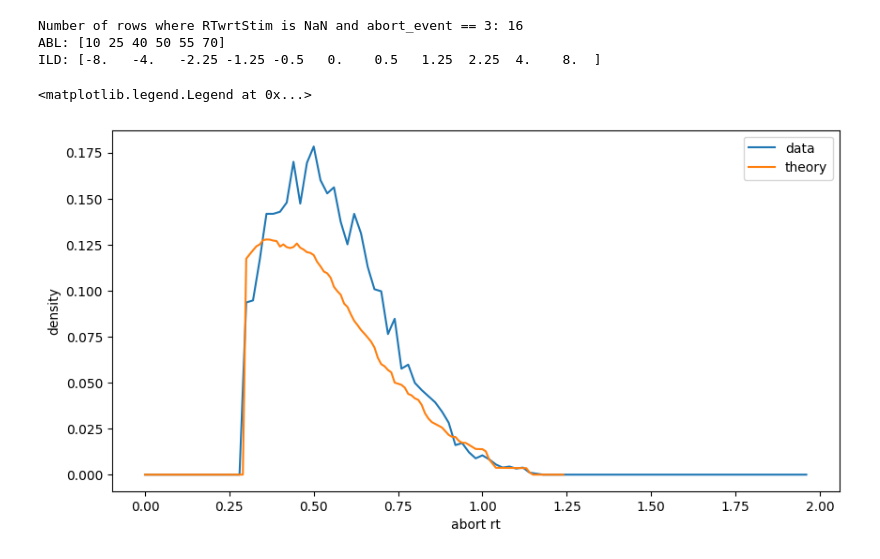
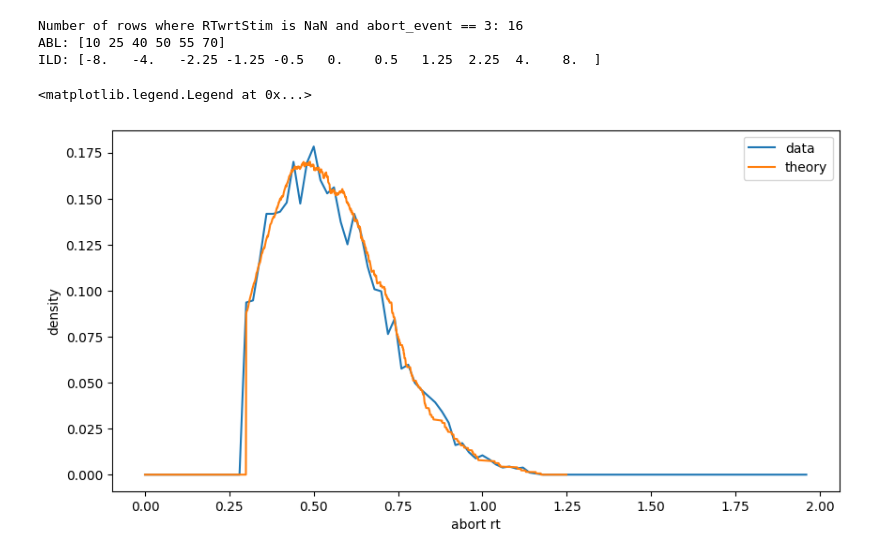
Before and after one commit to rakaar/ddm_data, a Jupyter notebook: explore_more_data/comparable_batch_why_aborts.ipynb, the cells around one changed output. Drawn from its saved outputs; the diff is of its cells as text; code cells hidden in the pictures.

Commit message:
theory might be wrong, check with proactive simulation

```diff
--- a/explore_more_data/comparable_batch_why_aborts.ipynb
+++ b/explore_more_data/comparable_batch_why_aborts.ipynb
@@ -61,34 +61,34 @@ proactive_trunc_time = 0.3
 # %%
 df_aborts = df_valid_and_aborts[df_valid_and_aborts['abort_event'] == 3]
 df_aborts_RT = df_aborts['TotalFixTime'].dropna().values
 df_aborts_RT_trunc = df_aborts_RT[df_aborts_RT > proactive_trunc_time]
 
 plt.figure(figsize=(10,5))
 bins = np.arange(0,2,0.02)
 frac_aborts = len(df_aborts_RT_trunc) / len(df_valid_and_aborts)
 aborts_hist, _ = np.histogram(df_aborts_RT_trunc, bins=bins, density=True)
 plt.plot(bins[:-1], aborts_hist * frac_aborts, label='data')
 plt.xlabel('abort rt')
 plt.ylabel('density')
 
-t_pts = np.arange(0,1.25, 0.01)
-V_A = 1.6; theta_A = 2.5; t_A_aff = -0.22
-trunc_factor = 1 - cum_A_t_fn(proactive_trunc_time - t_A_aff, V_A, theta_A)
+t_pts = np.arange(0,1.25, 0.001)
+V_A = 2.8; theta_A = 3.2; t_A_aff = -0.2
+
 N_theory = int(1e3)
 t_stim_samples = df_valid_and_aborts.sample(N_theory)['intended_fix']
 pdf_samples = np.zeros((N_theory, len(t_pts)))
 for i, t_stim in enumerate(t_stim_samples):
     t_stim_idx = np.searchsorted(t_pts, t_stim)
     proactive_trunc_idx = np.searchsorted(t_pts, proactive_trunc_time)
     pdf_samples[i, :proactive_trunc_idx] = 0
     pdf_samples[i, t_stim_idx:] = 0
     t_btn = t_pts[proactive_trunc_idx:t_stim_idx-1]
 
-    pdf_samples[i, proactive_trunc_idx:t_stim_idx-1] = rho_A_t_VEC_fn(t_btn - t_A_aff, V_A, theta_A) / (1 - cum_A_t_fn(t_stim - t_A_aff, V_A, theta_A))
+    pdf_samples[i, proactive_trunc_idx:t_stim_idx-1] = rho_A_t_VEC_fn(t_btn - t_A_aff, V_A, theta_A) / (1 - cum_A_t_fn(proactive_trunc_time - t_A_aff, V_A, theta_A))
 
 
 plt.plot(t_pts, np.mean(pdf_samples, axis=0), label='theory')
 plt.legend()
 # %% [output]
 <matplotlib.legend.Legend at 0x...>
-[figure, old version]
+[figure, new version]
```
Also changed, not shown: parts of 3 cells of this notebook, 4 other files.
